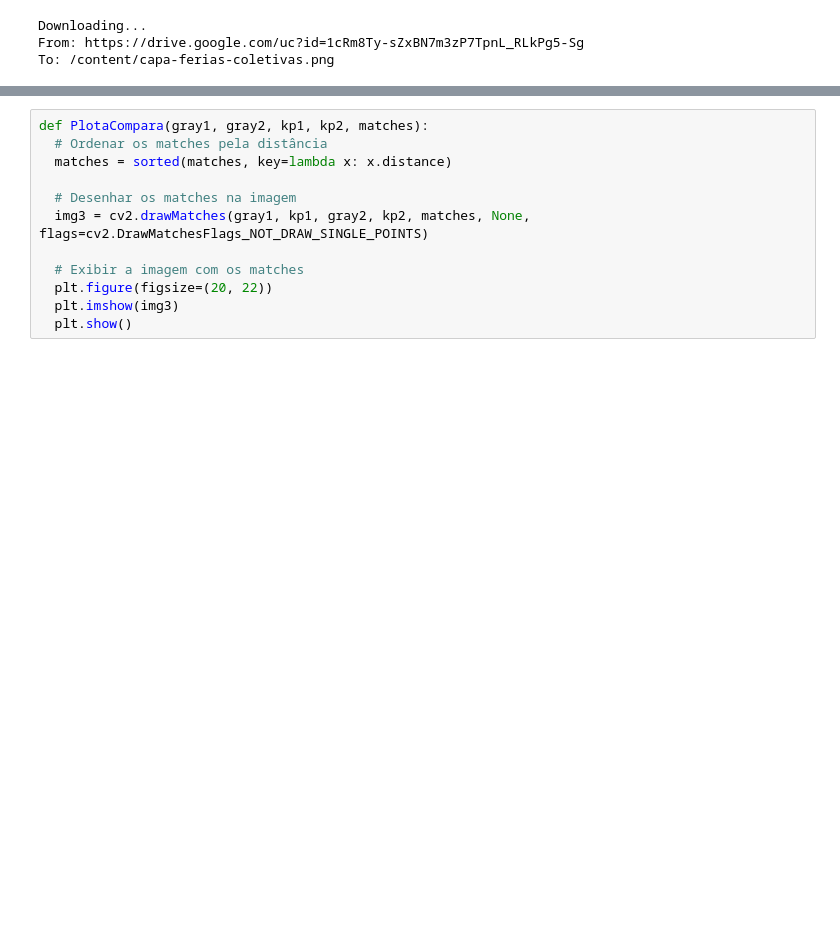
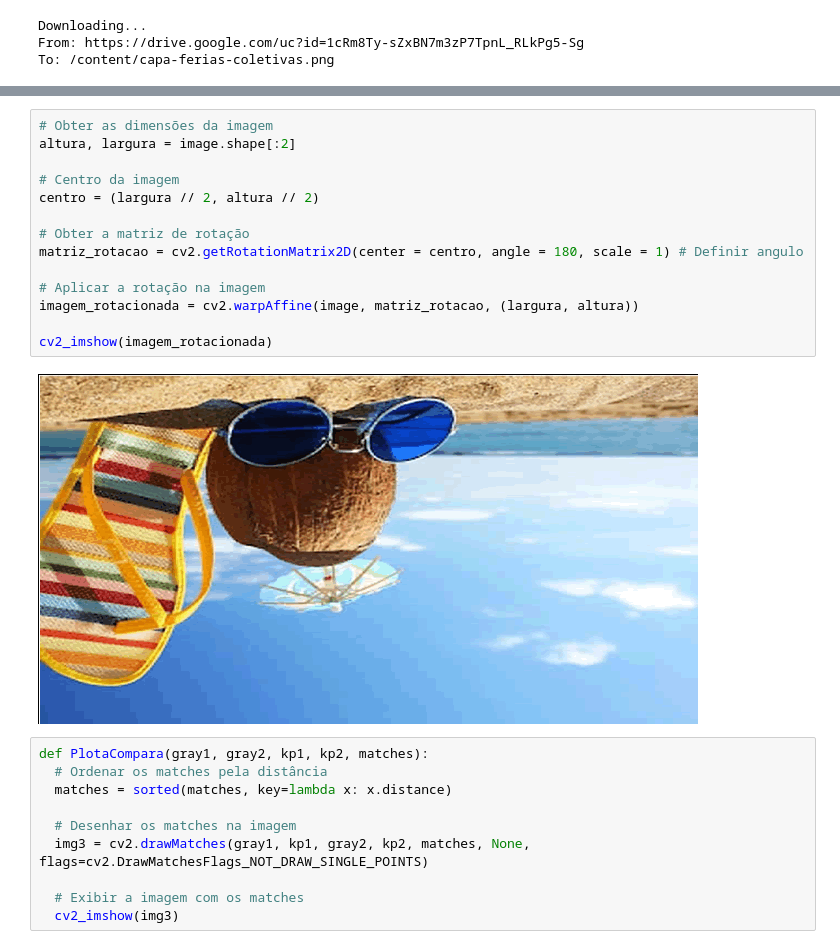
Before and after one commit to 2023-1-INF0417-VisaoComputacional/Team75-Unidade2, a Jupyter notebook: Unidade_2.ipynb, the cells around one changed output, grey strips where cells are left out. Drawn from its saved outputs; the diff is of its cells as text; blank space fills up the shorter version.

```diff
--- a/Unidade_2.ipynb
+++ b/Unidade_2.ipynb
@@ -135,3 +102,19 @@ cv2_imshow(image_with_keypoints)
+# %%
+# Obter as dimensões da imagem
+altura, largura = image.shape[:2]
+
+# Centro da imagem
+centro = (largura // 2, altura // 2)
+
+# Obter a matriz de rotação
+matriz_rotacao = cv2.getRotationMatrix2D(center = centro, angle = 180, scale = 1) # Definir angulo
+
+# Aplicar a rotação na imagem
+imagem_rotacionada = cv2.warpAffine(image, matriz_rotacao, (largura, altura))
+
+cv2_imshow(imagem_rotacionada)
+# %% [output]
+[figure, added]
 # %%
 def PlotaCompara(gray1, gray2, kp1, kp2, matches):
   # Ordenar os matches pela distância
@@ -141,9 +124,7 @@ def PlotaCompara(gray1, gray2, kp1, kp2, matches):
   img3 = cv2.drawMatches(gray1, kp1, gray2, kp2, matches, None, flags=cv2.DrawMatchesFlags_NOT_DRAW_SINGLE_POINTS)
 
   # Exibir a imagem com os matches
-  plt.figure(figsize=(20, 22))
-  plt.imshow(img3)
-  plt.show()
+  cv2_imshow(img3)
 # %%
 # Detector SIFT
 detector = cv2.xfeatures2d.SIFT_create()
```
Also changed, not shown: parts of 10 cells of this notebook.
